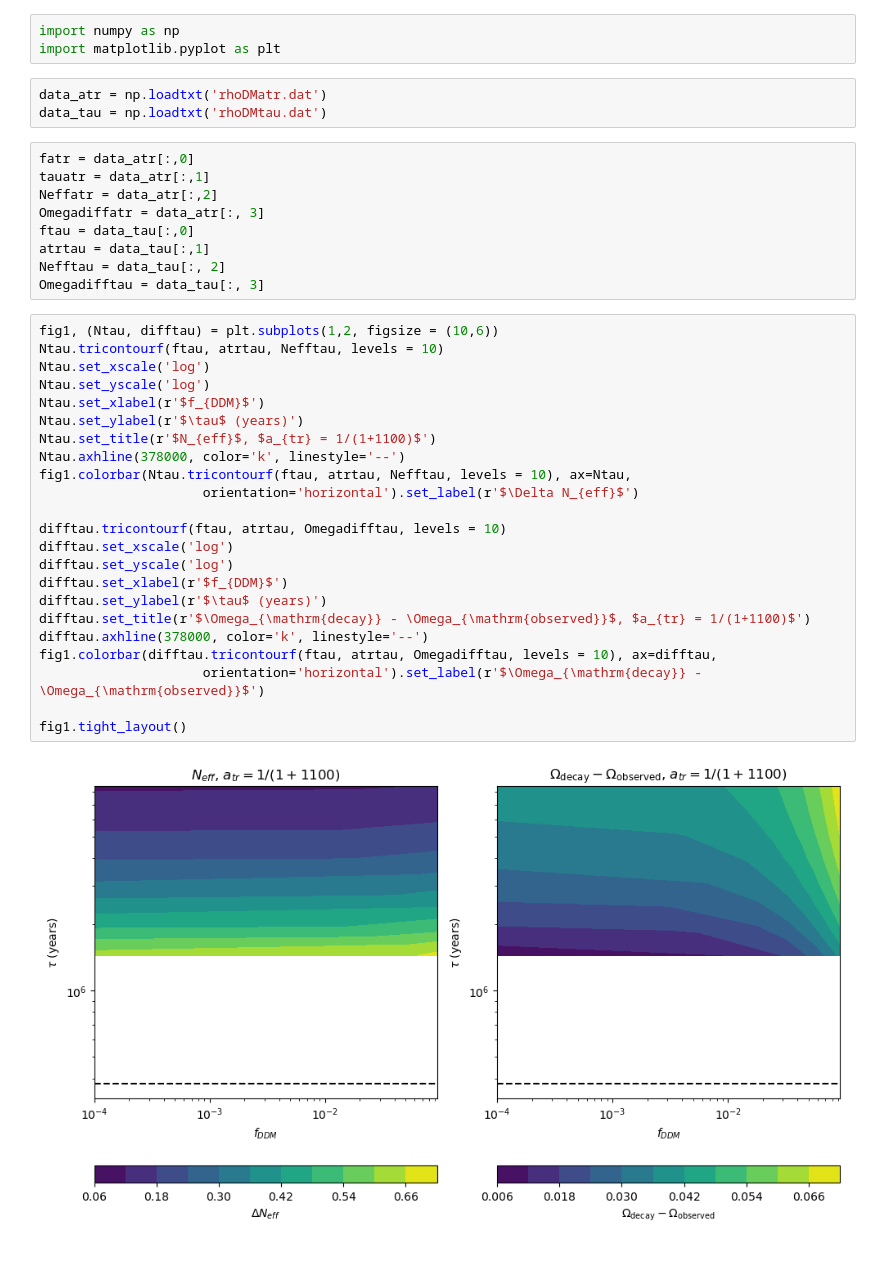
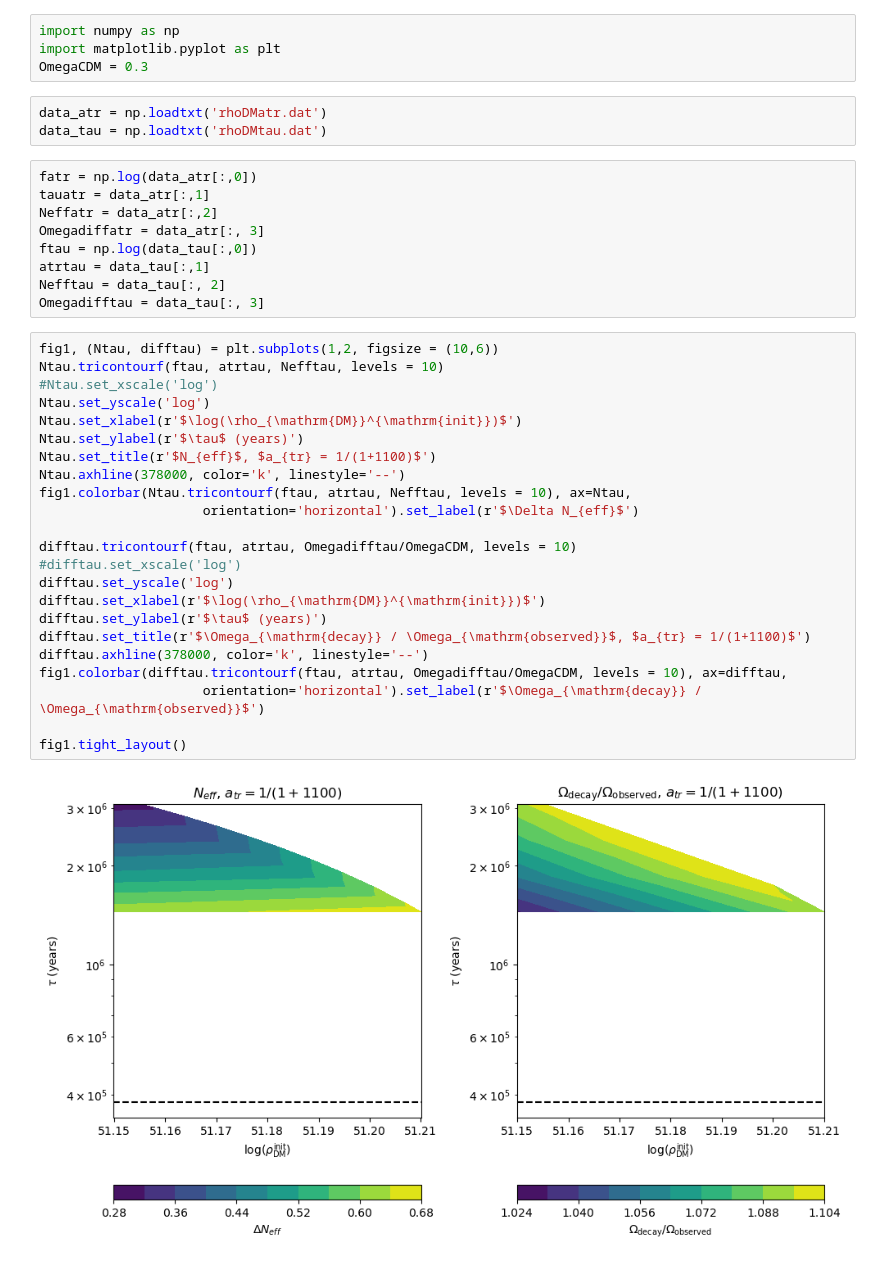
Before and after one commit to KoniOKoni/COFI, a Jupyter notebook: Untitled.ipynb, the cells around one changed output. Saved outputs shown, nothing was run; the diff lists cells and outputs as text.

Commit message:
Yields Omega

```diff
--- a/Untitled.ipynb
+++ b/Untitled.ipynb
@@ -1,43 +1,44 @@
 # %%
 import numpy as np
 import matplotlib.pyplot as plt
+OmegaCDM = 0.3
 # %%
 data_atr = np.loadtxt('rhoDMatr.dat')
 data_tau = np.loadtxt('rhoDMtau.dat')
 # %%
-fatr = data_atr[:,0]
+fatr = np.log(data_atr[:,0])
 tauatr = data_atr[:,1]
 Neffatr = data_atr[:,2]
 Omegadiffatr = data_atr[:, 3]
-ftau = data_tau[:,0]
+ftau = np.log(data_tau[:,0])
 atrtau = data_tau[:,1]
 Nefftau = data_tau[:, 2]
 Omegadifftau = data_tau[:, 3]
 # %%
 fig1, (Ntau, difftau) = plt.subplots(1,2, figsize = (10,6))
 Ntau.tricontourf(ftau, atrtau, Nefftau, levels = 10)
-Ntau.set_xscale('log')
+#Ntau.set_xscale('log')
 Ntau.set_yscale('log')
-Ntau.set_xlabel(r'$f_{DDM}$')
+Ntau.set_xlabel(r'$\log(\rho_{\mathrm{DM}}^{\mathrm{init}})$')
 Ntau.set_ylabel(r'$\tau$ (years)')
 Ntau.set_title(r'$N_{eff}$, $a_{tr} = 1/(1+1100)$')
 Ntau.axhline(378000, color='k', linestyle='--')
 fig1.colorbar(Ntau.tricontourf(ftau, atrtau, Nefftau, levels = 10), ax=Ntau,
                      orientation='horizontal').set_label(r'$\Delta N_{eff}$')
 
-difftau.tricontourf(ftau, atrtau, Omegadifftau, levels = 10)
-difftau.set_xscale('log')
+difftau.tricontourf(ftau, atrtau, Omegadifftau/OmegaCDM, levels = 10)
+#difftau.set_xscale('log')
 difftau.set_yscale('log')
-difftau.set_xlabel(r'$f_{DDM}$')
+difftau.set_xlabel(r'$\log(\rho_{\mathrm{DM}}^{\mathrm{init}})$')
 difftau.set_ylabel(r'$\tau$ (years)')
-difftau.set_title(r'$\Omega_{\mathrm{decay}} - \Omega_{\mathrm{observed}}$, $a_{tr} = 1/(1+1100)$')
+difftau.set_title(r'$\Omega_{\mathrm{decay}} / \Omega_{\mathrm{observed}}$, $a_{tr} = 1/(1+1100)$')
 difftau.axhline(378000, color='k', linestyle='--')
-fig1.colorbar(difftau.tricontourf(ftau, atrtau, Omegadifftau, levels = 10), ax=difftau,
-                     orientation='horizontal').set_label(r'$\Omega_{\mathrm{decay}} - \Omega_{\mathrm{observed}}$')
+fig1.colorbar(difftau.tricontourf(ftau, atrtau, Omegadifftau/OmegaCDM, levels = 10), ax=difftau,
+                     orientation='horizontal').set_label(r'$\Omega_{\mathrm{decay}} / \Omega_{\mathrm{observed}}$')
 
 fig1.tight_layout()
 # %% [output]
-[figure, old version]
+[figure, new version]
 # %%
 fig2, (Natr, diffatr) = plt.subplots(1,2, figsize = (10,6))
 Natr.tricontourf(fatr, tauatr, Neffatr, levels = 10)
```
Also changed, not shown: parts of 2 cells of this notebook, 1 other file.
